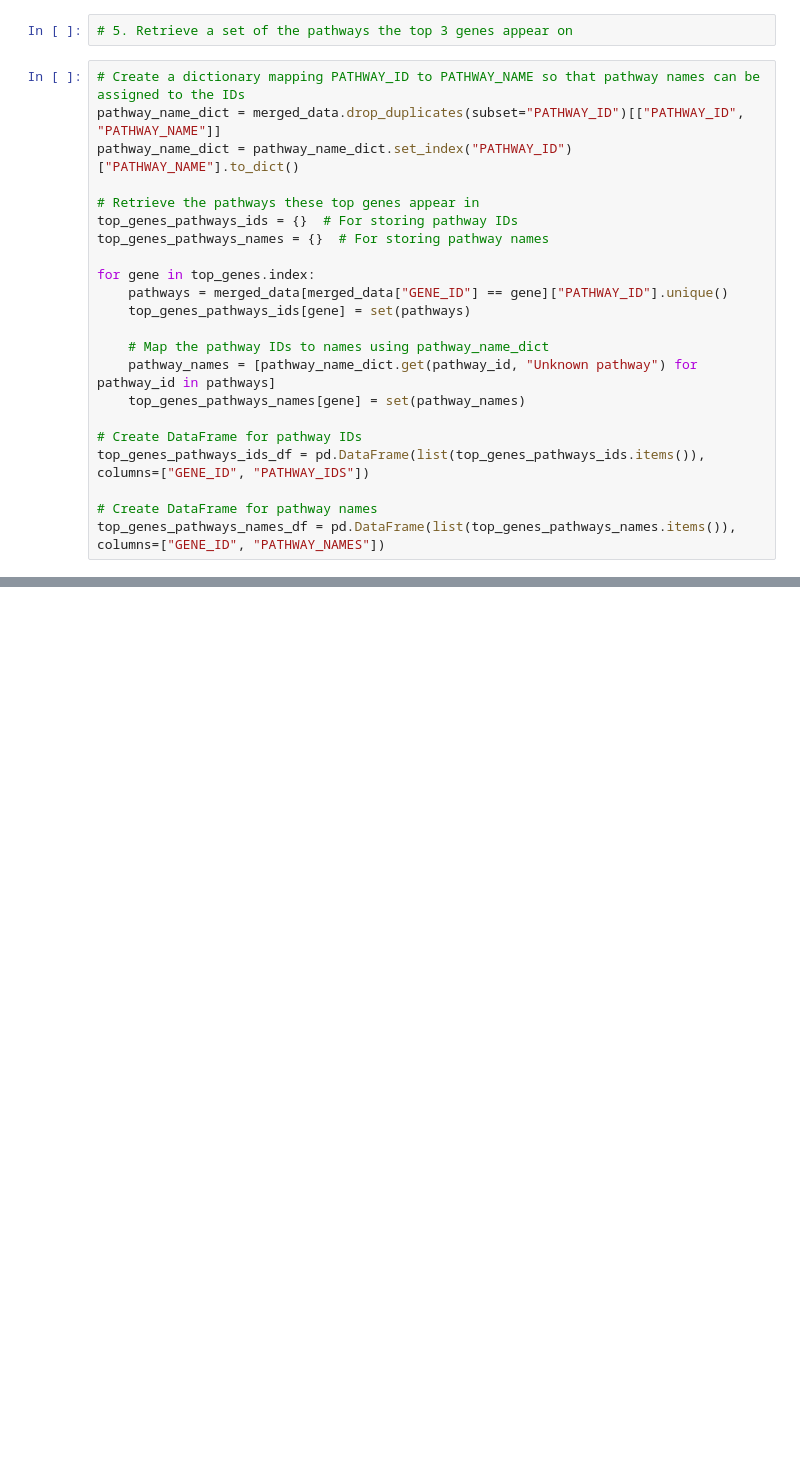
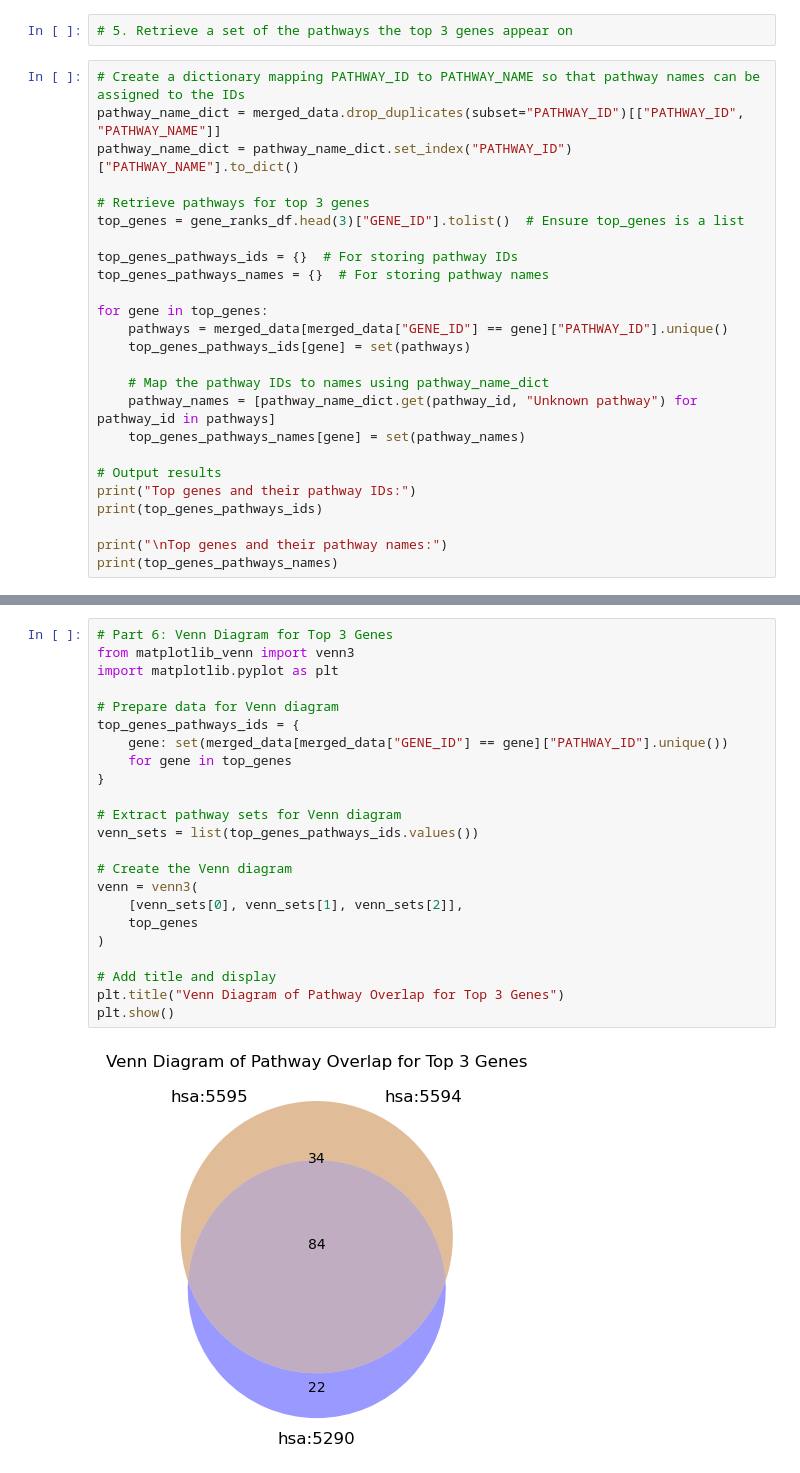
Before and after one commit to czaplab/Bioinf-575-Group-16, a Jupyter notebook: Script.ipynb, the cells around one changed output, grey strips where cells are left out. Cells and saved outputs as stored; diff of their text form; blank space fills up the shorter version.

Commit message:
Added Part 6 (Venn Diagram) and Part 7 (New Feature Implementation)

```diff
--- a/Script.ipynb
+++ b/Script.ipynb
@@ -135,11 +142,13 @@ print(gene_ranks_df.head())
 pathway_name_dict = merged_data.drop_duplicates(subset="PATHWAY_ID")[["PATHWAY_ID", "PATHWAY_NAME"]]
 pathway_name_dict = pathway_name_dict.set_index("PATHWAY_ID")["PATHWAY_NAME"].to_dict()
 
-# Retrieve the pathways these top genes appear in
+# Retrieve pathways for top 3 genes
+top_genes = gene_ranks_df.head(3)["GENE_ID"].tolist()  # Ensure top_genes is a list
+
 top_genes_pathways_ids = {}  # For storing pathway IDs
 top_genes_pathways_names = {}  # For storing pathway names
 
-for gene in top_genes.index:
+for gene in top_genes:
     pathways = merged_data[merged_data["GENE_ID"] == gene]["PATHWAY_ID"].unique()
     top_genes_pathways_ids[gene] = set(pathways)
 
@@ -147,9 +156,10 @@ for gene in top_genes.index:
     pathway_names = [pathway_name_dict.get(pathway_id, "Unknown pathway") for pathway_id in pathways]
     top_genes_pathways_names[gene] = set(pathway_names)
 
-# Create DataFrame for pathway IDs
-top_genes_pathways_ids_df = pd.DataFrame(list(top_genes_pathways_ids.items()), columns=["GENE_ID", "PATHWAY_IDS"])
+# Output results
+print("Top genes and their pathway IDs:")
+print(top_genes_pathways_ids)
 
-# Create DataFrame for pathway names
-top_genes_pathways_names_df = pd.DataFrame(list(top_genes_pathways_names.items()), columns=["GENE_ID", "PATHWAY_NAMES"])
+print("\nTop genes and their pathway names:")
+print(top_genes_pathways_names)
 # %% [output]
@@ -159,0 +194,25 @@ top_genes_pathways_names_df = pd.DataFrame(list(top_genes_pathways_names.items()
+# %%
+# Part 6: Venn Diagram for Top 3 Genes
+from matplotlib_venn import venn3
+import matplotlib.pyplot as plt
+
+# Prepare data for Venn diagram
+top_genes_pathways_ids = {
+    gene: set(merged_data[merged_data["GENE_ID"] == gene]["PATHWAY_ID"].unique())
+    for gene in top_genes
+}
+
+# Extract pathway sets for Venn diagram
+venn_sets = list(top_genes_pathways_ids.values())
+
+# Create the Venn diagram
+venn = venn3(
+    [venn_sets[0], venn_sets[1], venn_sets[2]],
+    top_genes
+)
+
+# Add title and display
+plt.title("Venn Diagram of Pathway Overlap for Top 3 Genes")
+plt.show()
+# %% [output]
+[figure, added]
```
Also changed, not shown: parts of 11 cells of this notebook.
